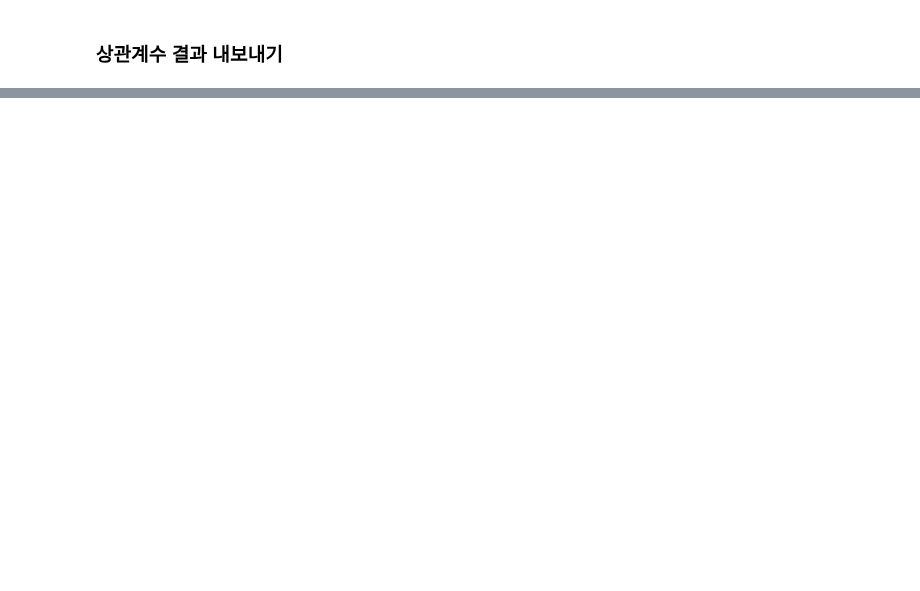
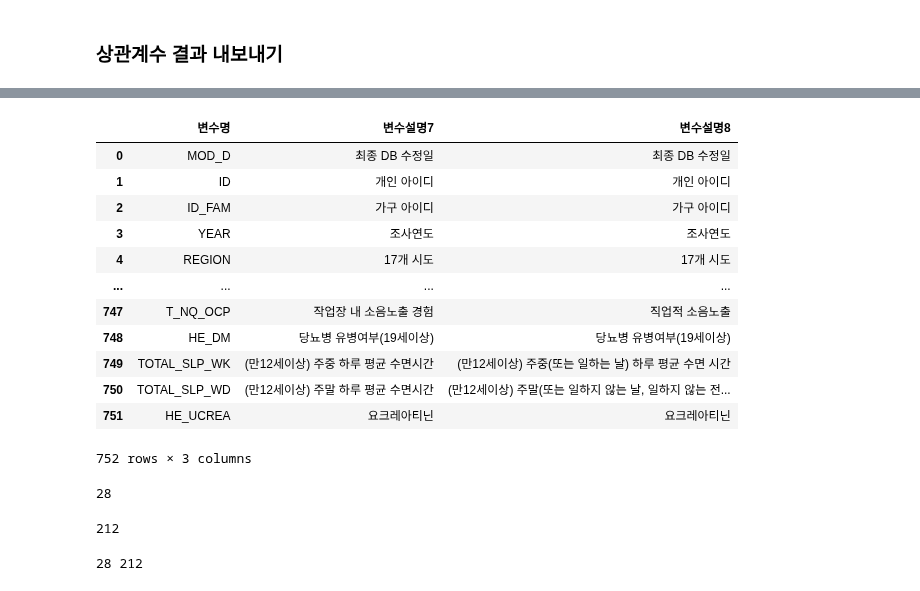
Before and after one commit to knu-final-project/sas_view, a Jupyter notebook: code/corr_t.ipynb, the cells around one changed output, grey strips where cells are left out. Drawn from its saved outputs; the diff is of its cells as text; code cells hidden in the pictures; blank space fills up the shorter version.

```diff
--- a/code/corr_t.ipynb
+++ b/code/corr_t.ipynb
@@ -232,0 +183,46 @@ f.close()
+# %%
+####
+same = pd.read_csv('C:/sas_view/code/same_code_2.csv',index_col=0)
+# %%
+for i in range(0,len(same)):
+    same.iloc[i][0] = same.iloc[i][0].upper()
+
+same
+# %% [output]
+|  | 변수명 | 변수설명7 | 변수설명8 |
+| 0 | MOD_D | 최종 DB 수정일 | 최종 DB 수정일 |
+| 1 | ID | 개인 아이디 | 개인 아이디 |
+| 2 | ID_FAM | 가구 아이디 | 가구 아이디 |
+| 3 | YEAR | 조사연도 | 조사연도 |
+| 4 | REGION | 17개 시도 | 17개 시도 |
+| ... | ... | ... | ... |
+| 747 | T_NQ_OCP | 작업장 내 소음노출 경험 | 직업적 소음노출 |
+| 748 | HE_DM | 당뇨병 유병여부(19세이상) | 당뇨병 유병여부(19세이상) |
+| 749 | TOTAL_SLP_WK | (만12세이상) 주중 하루 평균 수면시간 | (만12세이상) 주중(또는 일하는 날) 하루 평균 수면 시간 |
+| 750 | TOTAL_SLP_WD | (만12세이상) 주말 하루 평균 수면시간 | (만12세이상) 주말(또는 일하지 않는 날, 일하지 않는 전... |
+| 751 | HE_UCREA | 요크레아티닌 | 요크레아티닌 |
+752 rows × 3 columns
+# %%
+dis_s = set(cor_df.iloc[:,0])
+dis_s = list(dis_s)
+len(dis_s)
+# %% [output]
+28
+# %%
+var_s = set(cor_df.iloc[:,1])
+var_s = list(var_s)
+len(var_s)
+# %% [output]
+212
+# %%
+dis_list = []
+var_list = []
+for  i in range(0,len(same)):
+    if same.loc[i][0] in dis_s:
+        dis_list.append(i)
+    elif same.loc[i][0] in var_s:
+        var_list.append(i)
+
+print(len(dis_list),len(var_list))
+# %% [output]
+28 212
```
Also changed, not shown: parts of 24 cells of this notebook, 2 other files.
